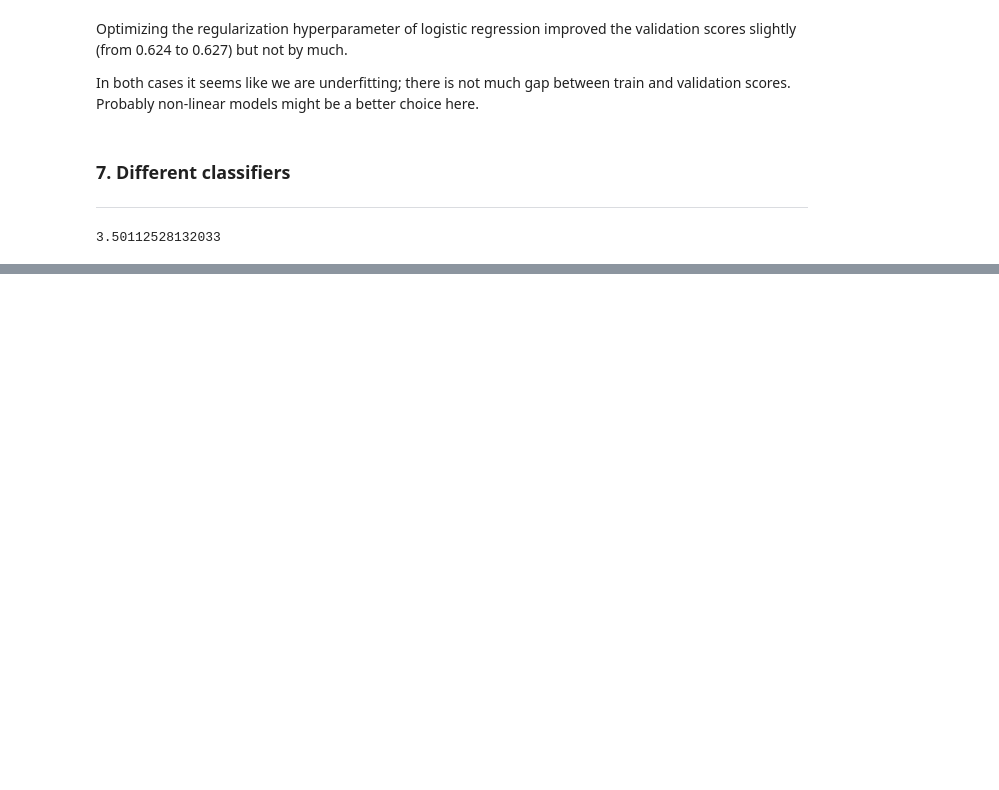
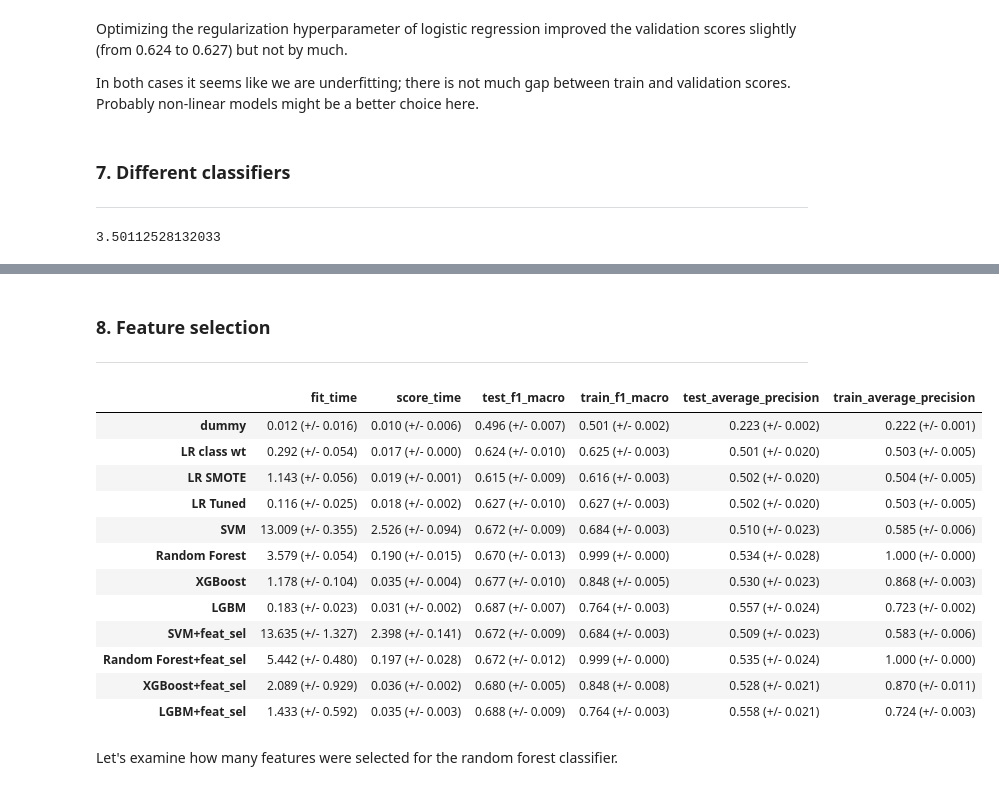
Before and after one commit to sheenasalwan/creditcard_defaulter_classification, a Jupyter notebook: creditcard_defaulter_classification.ipynb, the cells around one changed output, grey strips where cells are left out. Drawn from its saved outputs; the diff is of its cells as text; code cells hidden in the pictures; blank space fills up the shorter version.

```diff
--- a/creditcard_defaulter_classification.ipynb
+++ b/creditcard_defaulter_classification.ipynb
@@ -380,0 +372,28 @@ Therefore, we will tune Random Forest and LGBM
+# %% [markdown]
+### 8. Feature selection
+<hr>
+# %%
+for name, model in models.items():
+    pipe = make_pipeline(preprocessor,
+                          SelectFromModel(LogisticRegression(solver="liblinear", penalty="l1", max_iter=1000)),
+                         model)
+    results[name + "+feat_sel"] = mean_std_cross_val_scores(
+            pipe, X_train, y_train, return_train_score =True, scoring=scoring_metrics)
+
+pd.DataFrame(results).T
+# %% [output]
+|  | fit_time | score_time | test_f1_macro | train_f1_macro | test_average_precision | train_average_precision |
+| dummy | 0.012 (+/- 0.016) | 0.010 (+/- 0.006) | 0.496 (+/- 0.007) | 0.501 (+/- 0.002) | 0.223 (+/- 0.002) | 0.222 (+/- 0.001) |
+| LR class wt | 0.292 (+/- 0.054) | 0.017 (+/- 0.000) | 0.624 (+/- 0.010) | 0.625 (+/- 0.003) | 0.501 (+/- 0.020) | 0.503 (+/- 0.005) |
+| LR SMOTE | 1.143 (+/- 0.056) | 0.019 (+/- 0.001) | 0.615 (+/- 0.009) | 0.616 (+/- 0.003) | 0.502 (+/- 0.020) | 0.504 (+/- 0.005) |
+| LR Tuned | 0.116 (+/- 0.025) | 0.018 (+/- 0.002) | 0.627 (+/- 0.010) | 0.627 (+/- 0.003) | 0.502 (+/- 0.020) | 0.503 (+/- 0.005) |
+| SVM | 13.009 (+/- 0.355) | 2.526 (+/- 0.094) | 0.672 (+/- 0.009) | 0.684 (+/- 0.003) | 0.510 (+/- 0.023) | 0.585 (+/- 0.006) |
+| Random Forest | 3.579 (+/- 0.054) | 0.190 (+/- 0.015) | 0.670 (+/- 0.013) | 0.999 (+/- 0.000) | 0.534 (+/- 0.028) | 1.000 (+/- 0.000) |
+| XGBoost | 1.178 (+/- 0.104) | 0.035 (+/- 0.004) | 0.677 (+/- 0.010) | 0.848 (+/- 0.005) | 0.530 (+/- 0.023) | 0.868 (+/- 0.003) |
+| LGBM | 0.183 (+/- 0.023) | 0.031 (+/- 0.002) | 0.687 (+/- 0.007) | 0.764 (+/- 0.003) | 0.557 (+/- 0.024) | 0.723 (+/- 0.002) |
+| SVM+feat_sel | 13.635 (+/- 1.327) | 2.398 (+/- 0.141) | 0.672 (+/- 0.009) | 0.684 (+/- 0.003) | 0.509 (+/- 0.023) | 0.583 (+/- 0.006) |
+| Random Forest+feat_sel | 5.442 (+/- 0.480) | 0.197 (+/- 0.028) | 0.672 (+/- 0.012) | 0.999 (+/- 0.000) | 0.535 (+/- 0.024) | 1.000 (+/- 0.000) |
+| XGBoost+feat_sel | 2.089 (+/- 0.929) | 0.036 (+/- 0.002) | 0.680 (+/- 0.005) | 0.848 (+/- 0.008) | 0.528 (+/- 0.021) | 0.870 (+/- 0.011) |
+| LGBM+feat_sel | 1.433 (+/- 0.592) | 0.035 (+/- 0.003) | 0.688 (+/- 0.009) | 0.764 (+/- 0.003) | 0.558 (+/- 0.021) | 0.724 (+/- 0.003) |
+# %% [markdown]
+Let's examine how many features were selected for the random forest classifier.
```
Also changed, not shown: parts of 13 cells of this notebook.
